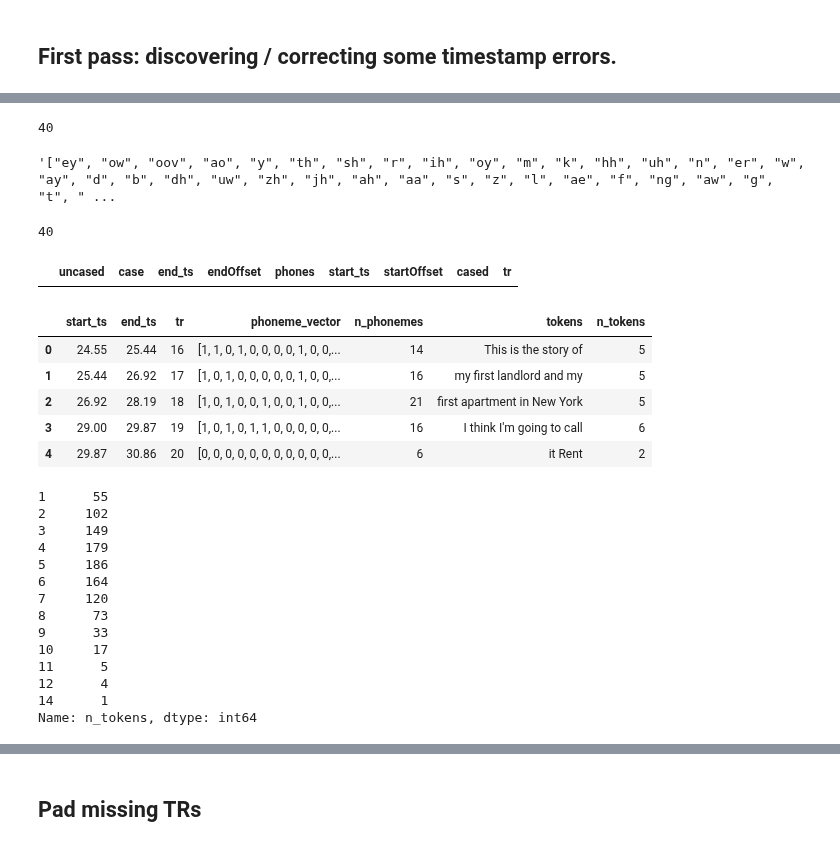
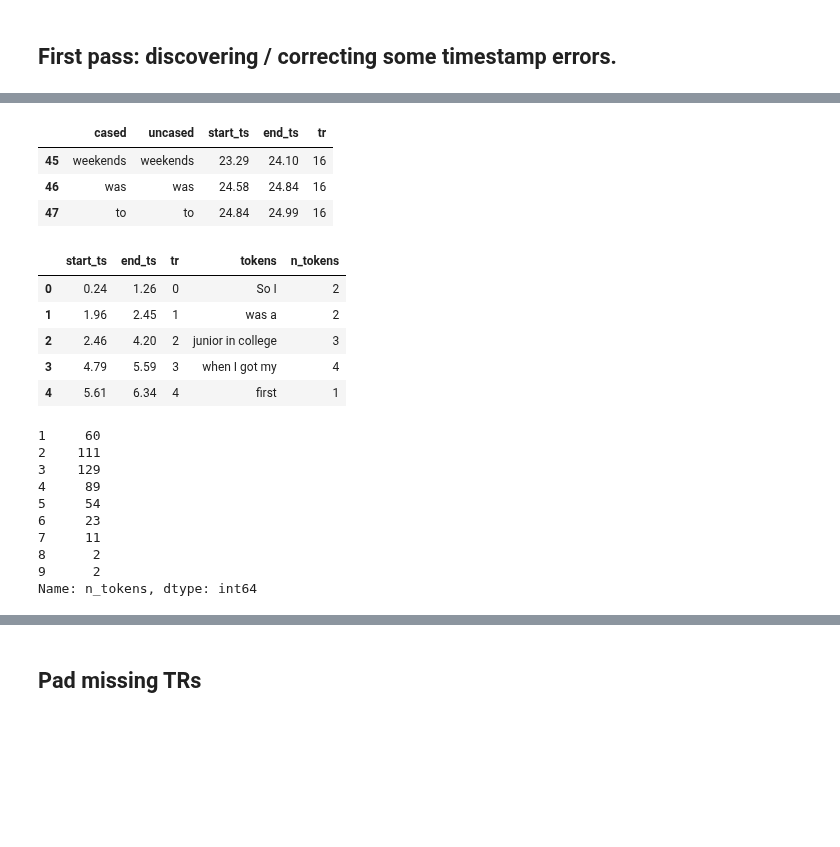
Before and after one commit to tsumers/bert-brains, a Jupyter notebook: gentle-transcript-processing.ipynb, the cells around one changed output, grey strips where cells are left out. Saved outputs shown, nothing was run; the diff lists cells and outputs as text; code cells hidden in the pictures; blank space fills up the shorter version.

```diff
--- a/gentle-transcript-processing.ipynb
+++ b/gentle-transcript-processing.ipynb
@@ -3,10 +3,22 @@
 
 This notebook transforms data from the `.xlsx` timestamped-transcript format into a list-of-TRs format that can be used with Transformer models.
 # %%
-STORY = "slumlordreach" # black, slumlordreach
+STORY = "black" # black, slumlordreach
+
+PHONEMES = False
 # %%
 import json
 import pandas as pd
 import itertools
 
-original_json = json.load(open("./data/stimuli/{}/align.json".format(STORY)))
+
+if PHONEMES:
+
+    original_json = json.load(open("./data/stimuli/{}/align.json".format(STORY)))
+    original_transcript = pd.DataFrame.from_records(original_json['words'])
+    original_transcript.rename(axis='columns', mapper={'start': 'start_ts', 'end':'end_ts', 'word': 'cased', 'alignedWord': 'uncased'}, inplace=True)
+
+else:
+
+    original_transcript = pd.read_csv("./data/stimuli/{}/align.csv".format(STORY), header=None,
+                                  names=["cased", "uncased", "start_ts", "end_ts"])
@@ -38,7 +51,9 @@ def seconds_to_tr(seconds):
 original_transcript["tr"] = original_transcript.end_ts.apply(lambda x: seconds_to_tr(x))
 # %%
 # Transform NaN phonemes into empty lists
-original_transcript['phones'] = original_transcript['phones'].apply(lambda d: d if isinstance(d, list) else [])
+
+if PHONEMES:
+    original_transcript['phones'] = original_transcript['phones'].apply(lambda d: d if isinstance(d, list) else [])
 # %%
 original_transcript.iloc[4:20]
 # %% [output]
@@ -73,12 +88,10 @@ def phoneme_set(tr_group):
     except TypeError:
         return {}
 # %%
-derived_phoneme_list = list(set([s.split("_")[0] for s in phoneme_set(original_transcript)]))
-print(len(derived_phoneme_list))
-json.dumps(derived_phoneme_list)
+if PHONEMES:
+    derived_phoneme_list = list(set([s.split("_")[0] for s in phoneme_set(original_transcript)]))
+    print(len(derived_phoneme_list))
+    json.dumps(derived_phoneme_list)
-# %% [output]
-40
-'["ey", "ow", "oov", "ao", "y", "th", "sh", "r", "ih", "oy", "m", "k", "hh", "uh", "n", "er", "w", "ay", "d", "b", "dh", "uw", "zh", "jh", "ah", "aa", "s", "z", "l", "ae", "f", "ng", "aw", "g", "t", " ...
 # %%
 PHONEME_LIST_FROZEN = ["ao", "iy", "m", "dh", "ow", "k", "w", "ey", "s", "ch", "sh", "aw", "ay", "l", "jh", "v", "g", "r", "oy", "er", "ae", "d", "hh", "th", "ih", "uw", "aa", "z", "zh", "oov", "ng", "p", "f", "ah", "n", "b", "uh", "y", "t", "eh"]
 
@@ -100,54 +113,52 @@ def phoneme_vector(tr_group):
 # unique_phonemes = set([p["phone"] for p in all_phonemes])
 # unique_phonemes
 # %%
-TR_TO_CHECK = 1
+TR_TO_CHECK = 16
 
 tr_x = original_transcript[original_transcript.tr == TR_TO_CHECK]
-print(len(phoneme_vector(tr_x)))
-
 original_transcript[original_transcript.tr == TR_TO_CHECK]
 # %% [output]
-40
-|  | uncased | case | end_ts | endOffset | phones | start_ts | startOffset | cased | tr |
+|  | cased | uncased | start_ts | end_ts | tr |
+| 45 | weekends | weekends | 23.29 | 24.10 | 16 |
+| 46 | was | was | 24.58 | 24.84 | 16 |
+| 47 | to | to | 24.84 | 24.99 | 16 |
 # %%
 tr_grouped = []
 
 for k, g in original_transcript.groupby("tr"):
     tr_grouped.append({
         "start_ts": g.start_ts.min(),
         "end_ts": g.end_ts.max(),
         "tr": k,
-        'phoneme_vector': phoneme_vector(g),
-        'n_phonemes': n_phonemes(g),
         "tokens": " ".join(g.cased.values),
         "n_tokens": len(g)
     })
 
+    if PHONEMES:
+        tr_grouped[-1]['phoneme_vector'] = phoneme_vector(g)
+        tr_grouped[-1]['n_phonemes'] = n_phonemes(g)
+
 df = pd.DataFrame.from_records(tr_grouped)
 df.head()
 # %% [output]
-|  | start_ts | end_ts | tr | phoneme_vector | n_phonemes | tokens | n_tokens |
-| 0 | 24.55 | 25.44 | 16 | [1, 1, 0, 1, 0, 0, 0, 0, 1, 0, 0,... | 14 | This is the story of | 5 |
-| 1 | 25.44 | 26.92 | 17 | [1, 0, 1, 0, 0, 0, 0, 0, 1, 0, 0,... | 16 | my first landlord and my | 5 |
-| 2 | 26.92 | 28.19 | 18 | [1, 0, 1, 0, 0, 1, 0, 0, 1, 0, 0,... | 21 | first apartment in New York | 5 |
-| 3 | 29.00 | 29.87 | 19 | [1, 0, 1, 0, 1, 1, 0, 0, 0, 0, 0,... | 16 | I think I'm going to call | 6 |
-| 4 | 29.87 | 30.86 | 20 | [0, 0, 0, 0, 0, 0, 0, 0, 0, 0, 0,... | 6 | it Rent | 2 |
+|  | start_ts | end_ts | tr | tokens | n_tokens |
+| 0 | 0.24 | 1.26 | 0 | So I | 2 |
+| 1 | 1.96 | 2.45 | 1 | was a | 2 |
+| 2 | 2.46 | 4.20 | 2 | junior in college | 3 |
+| 3 | 4.79 | 5.59 | 3 | when I got my | 4 |
+| 4 | 5.61 | 6.34 | 4 | first | 1 |
 # %%
 df.n_tokens.value_counts().sort_index()
 # %% [output]
-1      55
-2     102
-3     149
-4     179
-5     186
-6     164
-7     120
-8      73
-9      33
-10     17
-11      5
-12      4
-14      1
+1     60
+2    111
+3    129
+4     89
+5     54
+6     23
+7     11
+8      2
+9      2
 Name: n_tokens, dtype: int64
 # %%
 # Suspicious...
```
Also changed, not shown: parts of 16 cells of this notebook, 1 other file.
